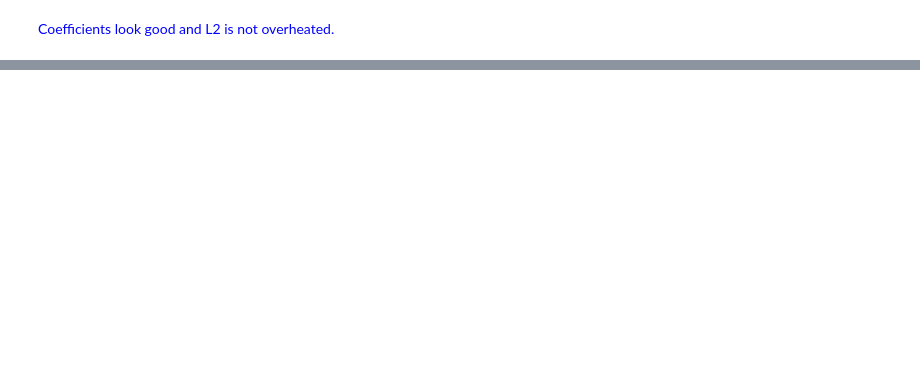
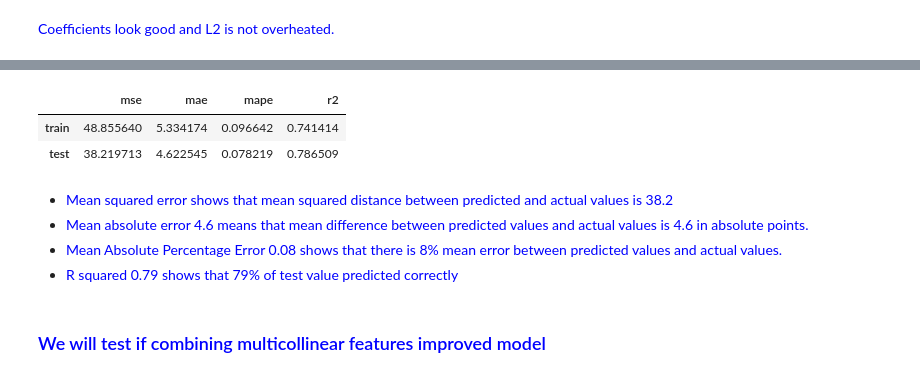
Before and after one commit to codekot/linear_regression, a Jupyter notebook: linear_regression.ipynb, the cells around one changed output, grey strips where cells are left out. Drawn from its saved outputs; the diff is of its cells as text; code cells hidden in the pictures; blank space fills up the shorter version.

```diff
--- a/linear_regression.ipynb
+++ b/linear_regression.ipynb
@@ -1879,0 +1894,14 @@ l2 norm: 0.5598211565593861
+# %%
+model = LinearRegression(fit_intercept=True)
+fit_and_evaluate(model, x_train, y_train, x_test, y_test)
+# %% [output]
+|  | mse | mae | mape | r2 |
+| train | 48.855640 | 5.334174 | 0.096642 | 0.741414 |
+| test | 38.219713 | 4.622545 | 0.078219 | 0.786509 |
+# %% [markdown]
+- <font color='blue'>Mean squared error shows that mean squared distance between predicted and actual values is 38.2
+- <font color='blue'>Mean absolute error 4.6 means that mean difference between predicted values and actual values is 4.6 in absolute points.
+- <font color='blue'>Mean Absolute Percentage Error 0.08 shows that there is 8% mean error between predicted values and actual values.
+- <font color='blue'>R squared 0.79 shows that 79% of test value predicted correctly</span>
+# %% [markdown]
+### <font color='blue'>We will test if combining multicollinear features improved model
```
Also changed, not shown: parts of 29 cells of this notebook.
